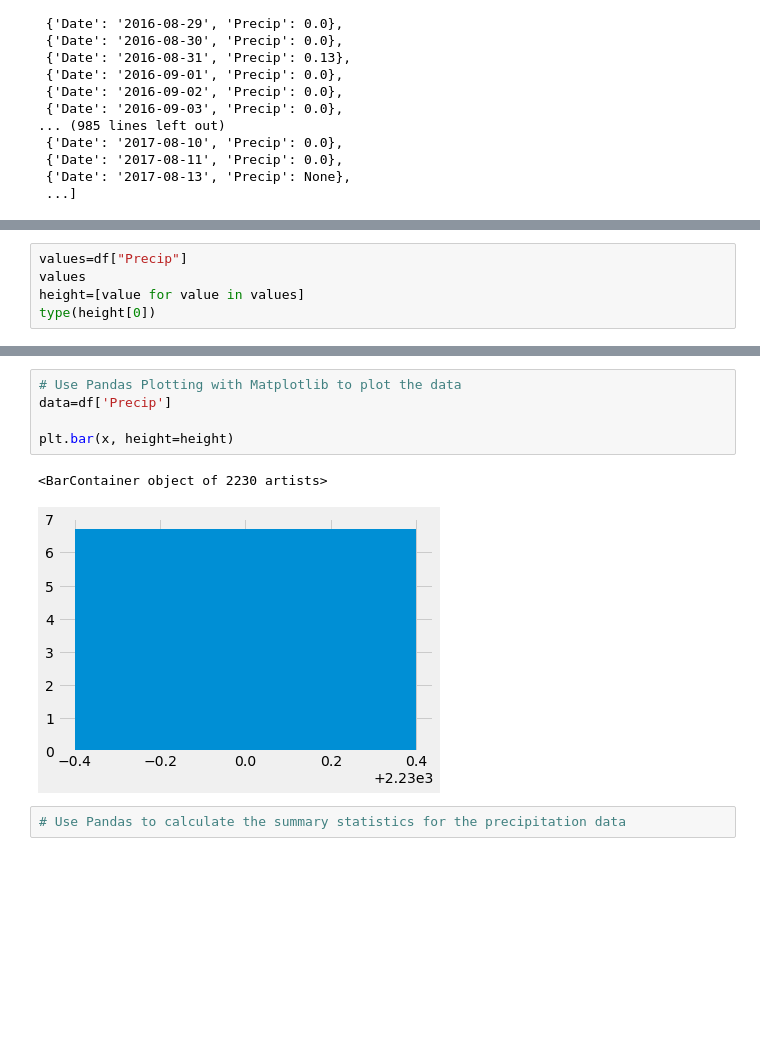
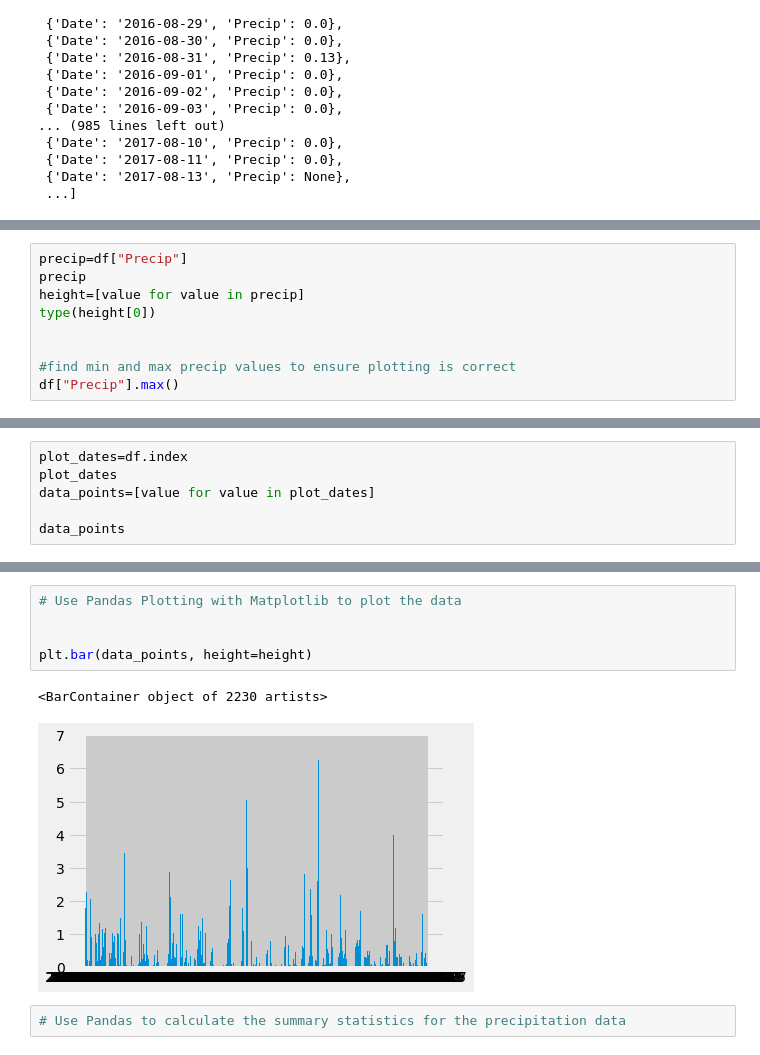
Before and after one commit to melfraas/sqlalchemy-challenge, a Jupyter notebook: climate_starter.ipynb, the cells around one changed output, grey strips where cells are left out. Saved outputs shown, nothing was run; the diff lists cells and outputs as text; blank space fills up the shorter version.

Commit message:
bar graph created, next do summary stats

```diff
--- a/climate_starter.ipynb
+++ b/climate_starter.ipynb
@@ -123,6 +139,10 @@ x=len(df)
 # %%
-values=df["Precip"]
-values
-height=[value for value in values]
+precip=df["Precip"]
+precip
+height=[value for value in precip]
 type(height[0])
+
+
+#find min and max precip values to ensure plotting is correct
+df["Precip"].max()
 # %% [output]
@@ -129,0 +152,6 @@ float
+# %%
+plot_dates=df.index
+plot_dates
+data_points=[value for value in plot_dates]
+
+data_points
@@ -130,11 +176,11 @@ float
 # %%
 # Use Pandas Plotting with Matplotlib to plot the data
-data=df['Precip']
 
-plt.bar(x, height=height)
+
+plt.bar(data_points, height=height)
 # %% [output]
 <BarContainer object of 2230 artists>
-[figure, old version]
+[figure, new version]
 # %%
 # Use Pandas to calculate the summary statistics for the precipitation data
 # %% [markdown]
```
Also changed, not shown: parts of 4 cells of this notebook.
